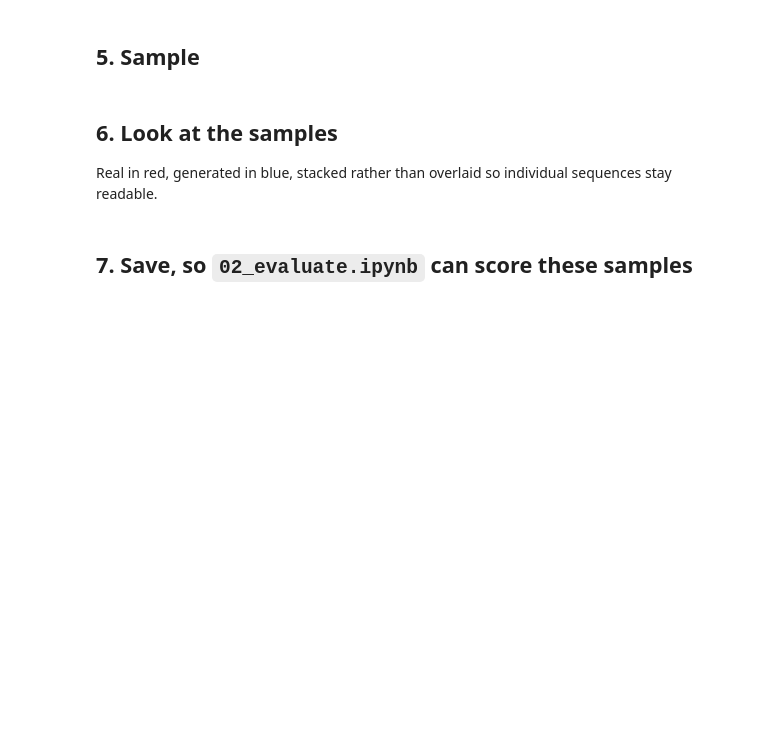
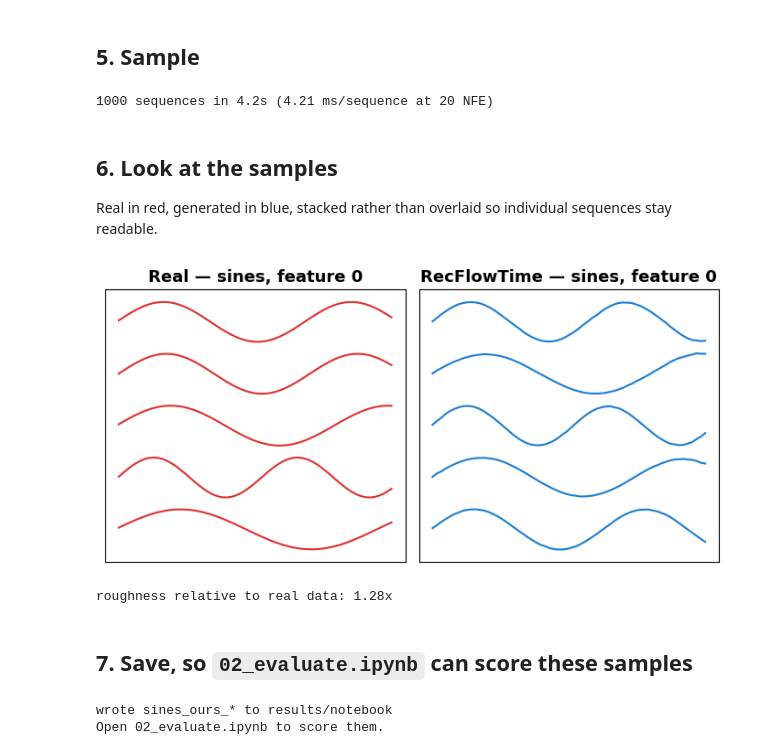
Before and after one commit to samresume/RecFlowTime, a Jupyter notebook: 01_train_and_sample.ipynb, the cells around one changed output. Saved outputs shown, nothing was run; the diff lists cells and outputs as text; code cells hidden in the pictures; blank space fills up the shorter version.

```diff
--- a/01_train_and_sample.ipynb
+++ b/01_train_and_sample.ipynb
@@ -29,7 +29,7 @@ STEPS           = 8000   # training steps
 SAMPLING_STEPS  = 20     # Euler steps per generated sequence (NFE)
 BATCH_SIZE      = 128    # also the size of each transport assignment problem
 LEARNING_RATE   = 2e-4
-LOG_EVERY       = 25     # how often loss and gradient norm are recorded
+LOG_EVERY       = 100     # how often loss and gradient norm are recorded
 
 OT_COUPLING     = True   # the transport coupling; False = independent pairing
 USE_ROPE        = True   # rotary positions; False = fixed sinusoidal
@@ -124,6 +150,8 @@ fake = trainer.generate(n_gen, n_steps=SAMPLING_STEPS)
 gen_seconds = time.time() - t0
 print(f"{n_gen} sequences in {gen_seconds:.1f}s "
       f"({1000 * gen_seconds / n_gen:.2f} ms/sequence at {SAMPLING_STEPS} NFE)")
+# %% [output]
+1000 sequences in 4.2s (4.21 ms/sequence at 20 NFE)
 # %% [markdown]
 ## 6. Look at the samples
 
@@ -131,27 +159,30 @@ Real in red, generated in blue, stacked rather than overlaid so individual
 sequences stay readable.
 # %%
 FEATURE   = 0     # which channel to plot
-N_SHOW    = 3     # sequences per panel
+N_SHOW    = 5     # sequences per panel
 PLOT_SEED = 0
 
 rng = np.random.default_rng(PLOT_SEED)
 real_np, fake_np = Xte.numpy(), fake.numpy()
 span = float(np.median(real_np[:, :, FEATURE].max(1) - real_np[:, :, FEATURE].min(1)))
 
-fig, ax = plt.subplots(1, 2, figsize=(11, 3.2), sharey=True)
+fig, ax = plt.subplots(1, 2, figsize=(7, 3.5), sharey=True)
 for a, (arr, colour, title) in zip(ax, [(real_np, "#E03131", "Real"),
                                         (fake_np, "#1C7ED6", "RecFlowTime")]):
     for m, k in enumerate(rng.choice(len(arr), N_SHOW, replace=False)):
         a.plot(arr[k, :, FEATURE] - m * 1.3 * span, color=colour, lw=1.5)
     a.set_title(f"{title} — {DATASET}, feature {FEATURE}", fontsize=13, fontweight="bold")
     a.set_xticks([]); a.set_yticks([])
 plt.tight_layout(); plt.show()
 
 # Mean absolute second difference, as a ratio to the real data: 1.0 means the
 # samples are exactly as locally smooth as the data.
 rough = (np.abs(np.diff(fake_np, n=2, axis=1)).mean()
          / np.abs(np.diff(real_np, n=2, axis=1)).mean())
 print(f"roughness relative to real data: {rough:.2f}x")
+# %% [output]
+[figure, added]
+roughness relative to real data: 1.28x
 # %% [markdown]
 ## 7. Save, so `02_evaluate.ipynb` can score these samples
 # %%
@@ -175,3 +206,6 @@ json.dump({"dataset": DATASET, "variant": "ours", "seed": SEED, "meta": meta,
 
 print(f"wrote {tag}_* to {OUT_DIR}")
 print("Open 02_evaluate.ipynb to score them.")
+# %% [output]
+wrote sines_ours_* to results/notebook
+Open 02_evaluate.ipynb to score them.
```
Also changed, not shown: parts of 4 cells of this notebook, 2 other files.
